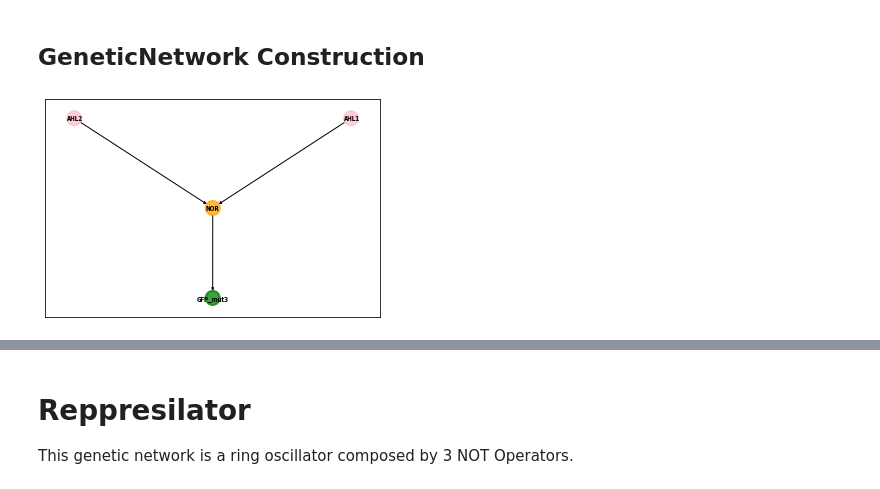
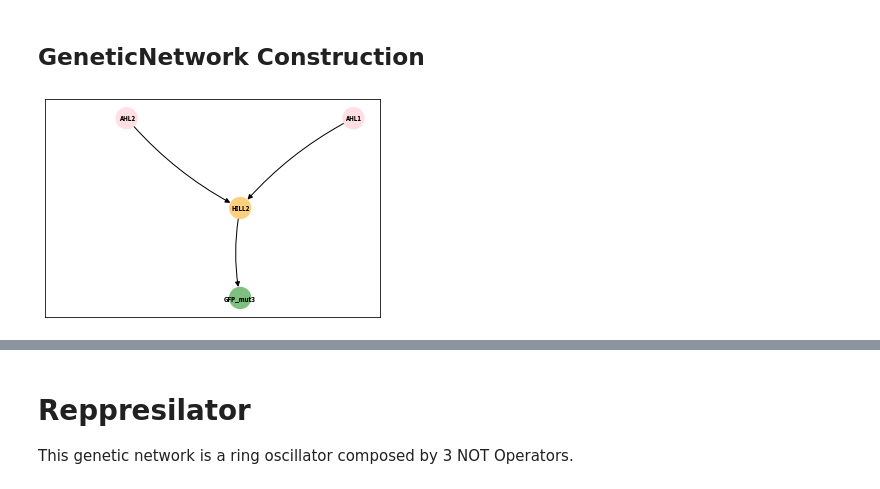
Before and after one commit to RudgeLab/LOICA, a Jupyter notebook: notebooks/LOICA_DEMO_Operators.ipynb, the cells around one changed output, grey strips where cells are left out. Drawn from its saved outputs; the diff is of its cells as text; code cells hidden in the pictures.

```diff
--- a/notebooks/LOICA_DEMO_Operators.ipynb
+++ b/notebooks/LOICA_DEMO_Operators.ipynb
@@ -33,7 +33,8 @@ If you are not registered, you can create an account for free [Here](http://flap
 # %%
 user = input()
 passwd = getpass.getpass()
-fj = Flapjack('flapjack.rudge-lab.org:8000')
+#fj = Flapjack('flapjack.rudge-lab.org:8000') #Web Instance
+fj = Flapjack(url_base='localhost:8000') #Local Instance
 fj.log_in(username=user, password=passwd)
 # %% [markdown]
 # Source
@@ -567,17 +568,17 @@ https://github.com/Gonza10V/geneproduct_GFP_mut3_M0050_TER1
 # %%
 nor_ex = lc.GeneticNetwork(vector=vector.id[0])
 
 gfp_rep = lc.Reporter(name='GFP_mut3', degradation_rate=1, signal_id=gfp.id[0], sbol_comp=gp_gfp, color='green')
 nor_ex.add_reporter(gfp_rep)
 
 ahl1 = lc.Supplement(name='AHL1', sbol_comp=hsl_c4)
 ahl2 = lc.Supplement(name='AHL2', sbol_comp=hsl_c6)
 
-nor_ex.add_operator(lc.Nor(input=[ahl1, ahl2], output=gfp_rep,
+nor_ex.add_operator(lc.Hill2(input=[ahl1, ahl2], output=gfp_rep,
                     alpha=[0.0001,1,1,0], K=[1,1], n=[2,2], sbol_comp=op_tdm_pro))
 nor_ex.draw()
 # %% [output]
-[figure, old version]
+[figure, new version]
 # %%
 nor_doc = nor_ex.to_sbol(sbol_doc=doc)
 for obj in nor_doc.objects:
```
Also changed, not shown: parts of 19 cells of this notebook, 3 other files.
